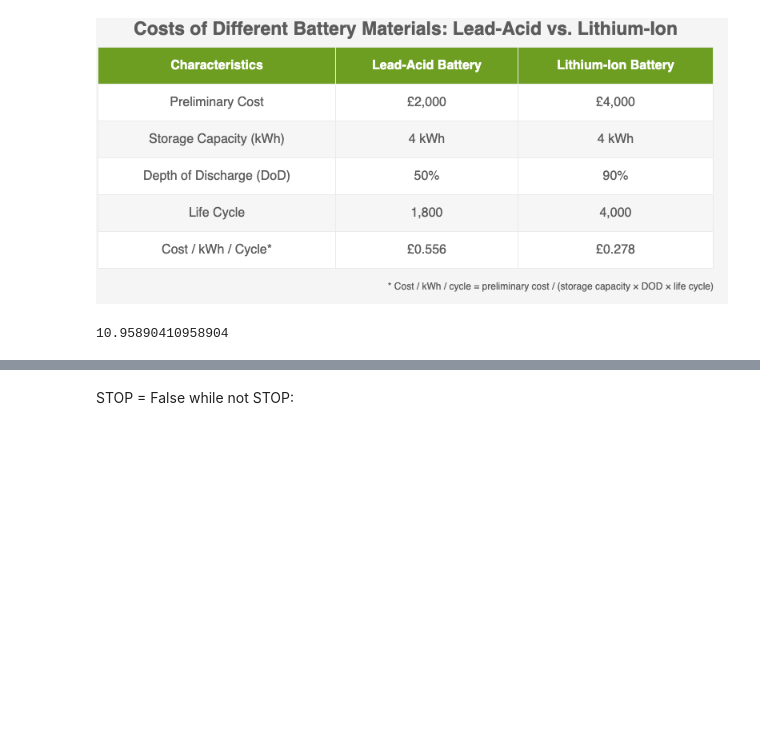
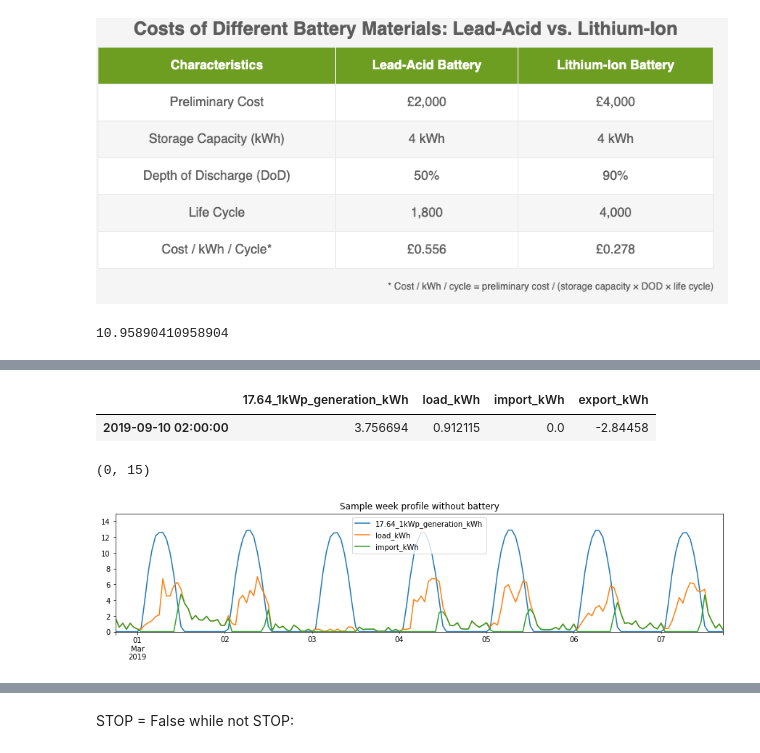
Before and after one commit to rbrown-orxa/LC_App_2_microservices, a Jupyter notebook: Rule_based_Battery_Optimiser.ipynb, the cells around one changed output, grey strips where cells are left out. Saved outputs shown, nothing was run; the diff lists cells and outputs as text; code cells hidden in the pictures; blank space fills up the shorter version.

```diff
--- a/Rule_based_Battery_Optimiser.ipynb
+++ b/Rule_based_Battery_Optimiser.ipynb
@@ -237,0 +261,11 @@ rv
+# %%
+imported.sample()
+# %% [output]
+|  | 17.64_1kWp_generation_kWh | load_kWh | import_kWh | export_kWh |
+| 2019-09-10 02:00:00 | 3.756694 | 0.912115 | 0.0 | -2.84458 |
+# %%
+ax = imported[:24*7].drop(columns=['export_kWh']).plot(figsize=(15,3), title='Sample week profile without battery')
+ax.set_ylim(0,15)
+# %% [output]
+(0, 15)
+[figure, added]
```
Also changed, not shown: parts of 11 cells of this notebook.
